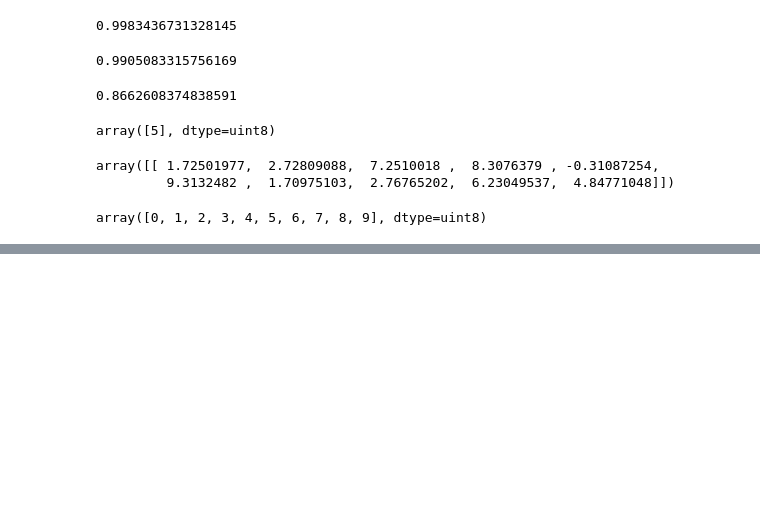
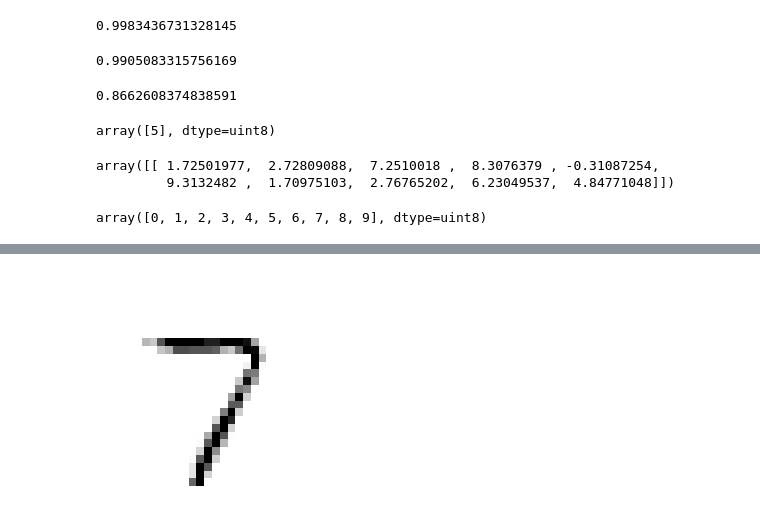
Before and after one commit to zzZIMAWAKE/oreilly-ml, a Jupyter notebook: chapter_3.ipynb, the cells around one changed output, grey strips where cells are left out. Drawn from its saved outputs; the diff is of its cells as text; code cells hidden in the pictures; blank space fills up the shorter version.

```diff
--- a/chapter_3.ipynb
+++ b/chapter_3.ipynb
@@ -322,0 +431,6 @@ sgd_clf.decision_function([some_digit])
+# %%
+knn_clf.fit(X_train_mod, y_train_mod)
+clean_digit = knn_clf.predict([X_test_mod[some_index]])
+plot_digit(clean_digit)
+# %% [output]
+[figure, added]
```
Also changed, not shown: parts of 14 cells of this notebook.
